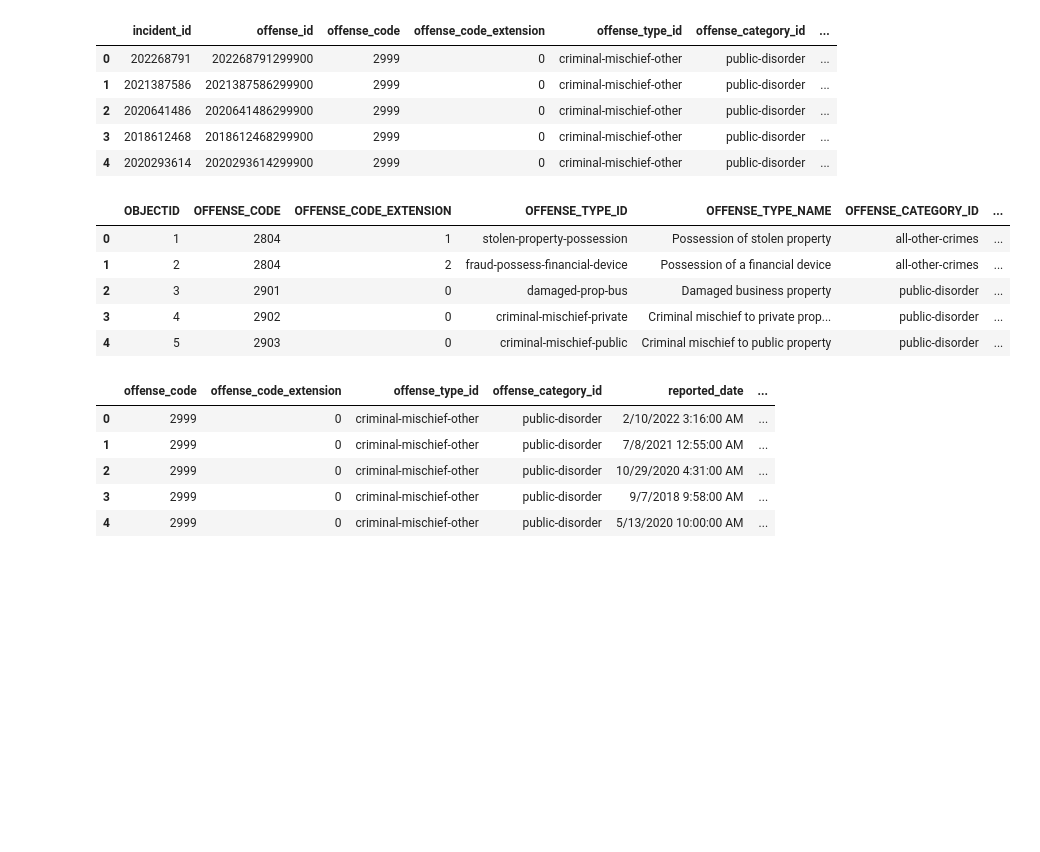
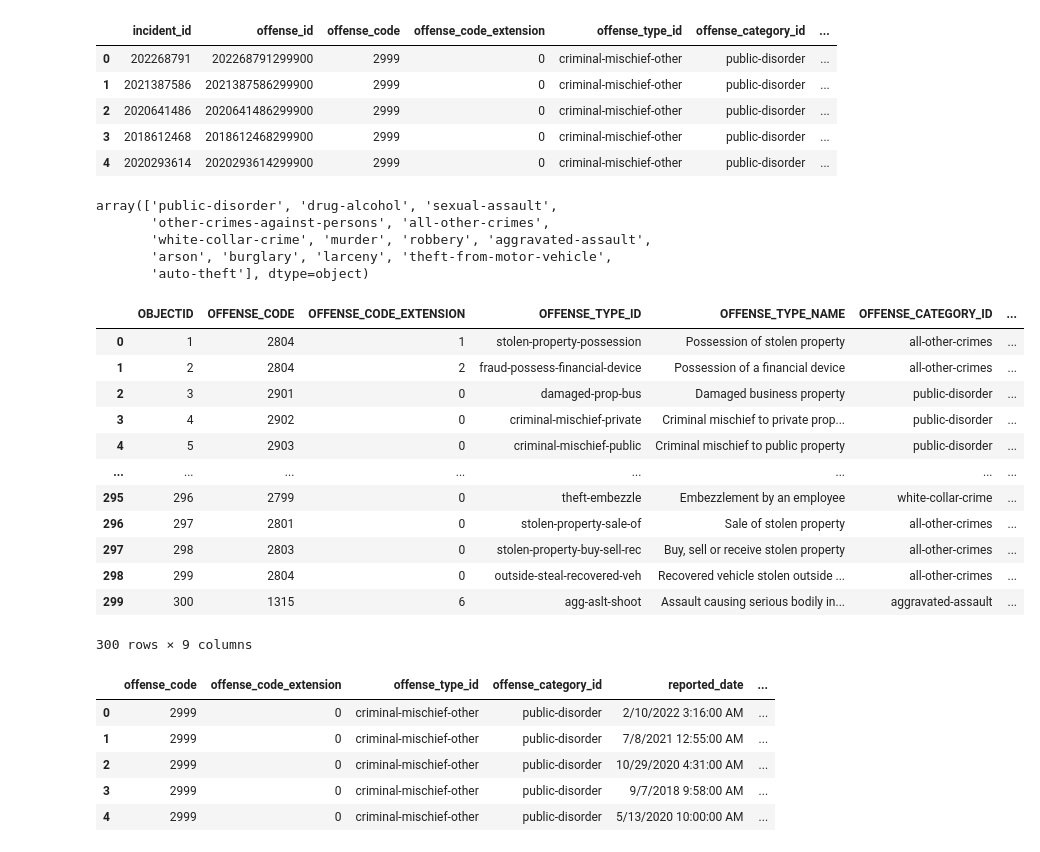
Before and after one commit to RchlEMllr/Project_4, a Jupyter notebook: Exploration.ipynb, the cells around one changed output. Cells and saved outputs as stored; diff of their text form; code cells hidden in the pictures; blank space fills up the shorter version.

```diff
--- a/Exploration.ipynb
+++ b/Exploration.ipynb
@@ -16,17 +13,32 @@ crime_df.head()
 | 2 | 2020641486 | 2020641486299900 | 2999 | 0 | criminal-mischief-other | public-disorder | ... |
 | 3 | 2018612468 | 2018612468299900 | 2999 | 0 | criminal-mischief-other | public-disorder | ... |
 | 4 | 2020293614 | 2020293614299900 | 2999 | 0 | criminal-mischief-other | public-disorder | ... |
+# %%
+crime_df['offense_category_id'].unique()
+# %% [output]
+array(['public-disorder', 'drug-alcohol', 'sexual-assault',
+       'other-crimes-against-persons', 'all-other-crimes',
+       'white-collar-crime', 'murder', 'robbery', 'aggravated-assault',
+       'arson', 'burglary', 'larceny', 'theft-from-motor-vehicle',
+       'auto-theft'], dtype=object)
 # %%
 offenses_file_path = Path(".\Resources\offense_codes.csv")
 offenses_df = pd.read_csv(offenses_file_path, encoding='cp1252')
-offenses_df.head()
+offenses_df
 # %% [output]
 |  | OBJECTID | OFFENSE_CODE | OFFENSE_CODE_EXTENSION | OFFENSE_TYPE_ID | OFFENSE_TYPE_NAME | OFFENSE_CATEGORY_ID | ... |
 | 0 | 1 | 2804 | 1 | stolen-property-possession | Possession of stolen property | all-other-crimes | ... |
 | 1 | 2 | 2804 | 2 | fraud-possess-financial-device | Possession of a financial device | all-other-crimes | ... |
 | 2 | 3 | 2901 | 0 | damaged-prop-bus | Damaged business property | public-disorder | ... |
 | 3 | 4 | 2902 | 0 | criminal-mischief-private | Criminal mischief to private prop... | public-disorder | ... |
 | 4 | 5 | 2903 | 0 | criminal-mischief-public | Criminal mischief to public property | public-disorder | ... |
+| ... | ... | ... | ... | ... | ... | ... | ... |
+| 295 | 296 | 2799 | 0 | theft-embezzle | Embezzlement by an employee | white-collar-crime | ... |
+| 296 | 297 | 2801 | 0 | stolen-property-sale-of | Sale of stolen property | all-other-crimes | ... |
+| 297 | 298 | 2803 | 0 | stolen-property-buy-sell-rec | Buy, sell or receive stolen property | all-other-crimes | ... |
+| 298 | 299 | 2804 | 0 | outside-steal-recovered-veh | Recovered vehicle stolen outside ... | all-other-crimes | ... |
+| 299 | 300 | 1315 | 6 | agg-aslt-shoot | Assault causing serious bodily in... | aggravated-assault | ... |
+300 rows × 9 columns
 # %%
 crime_df = crime_df.drop(columns=['incident_id', 'offense_id', 'first_occurrence_date', 'last_occurrence_date', 'geo_x', 'geo_y',
                        'is_crime', 'is_traffic'])
```
Also changed, not shown: parts of 3 cells of this notebook, 2 other files.
